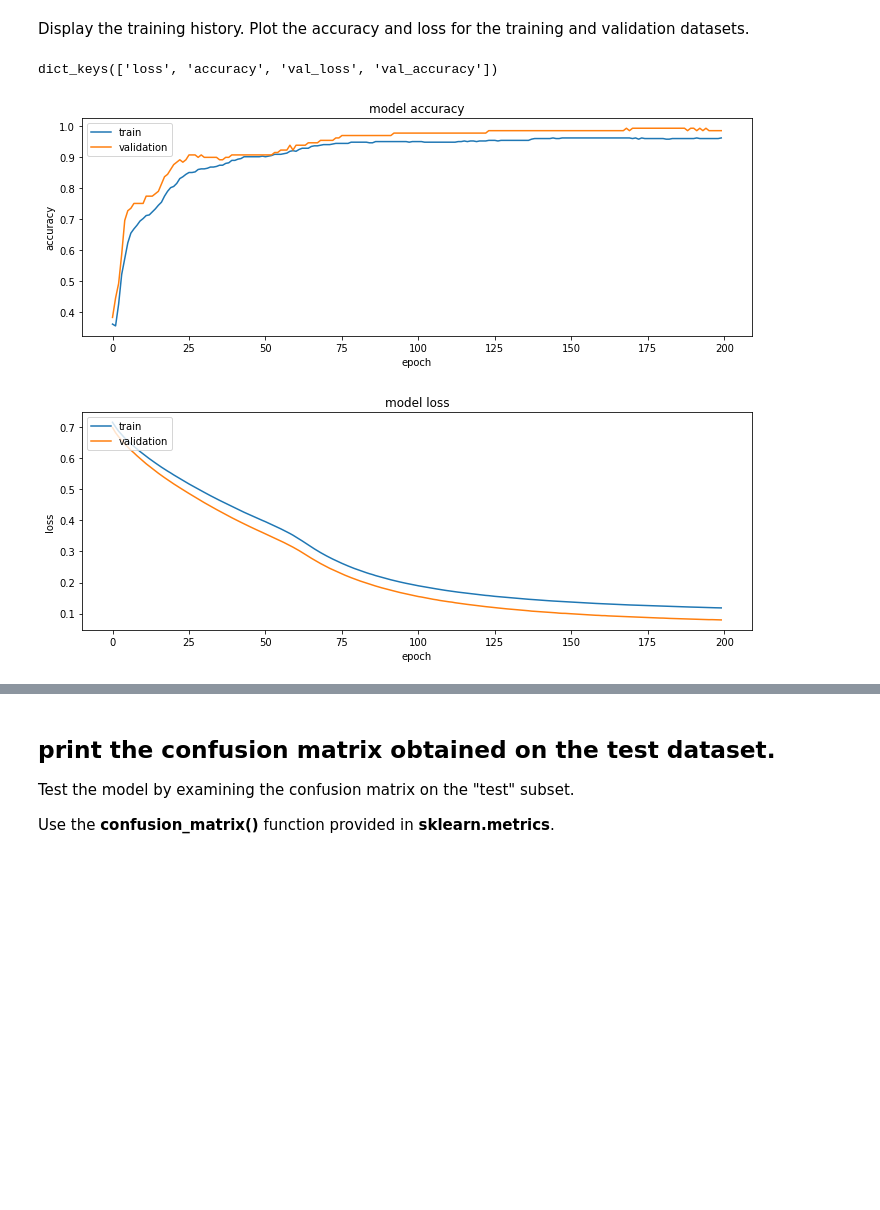
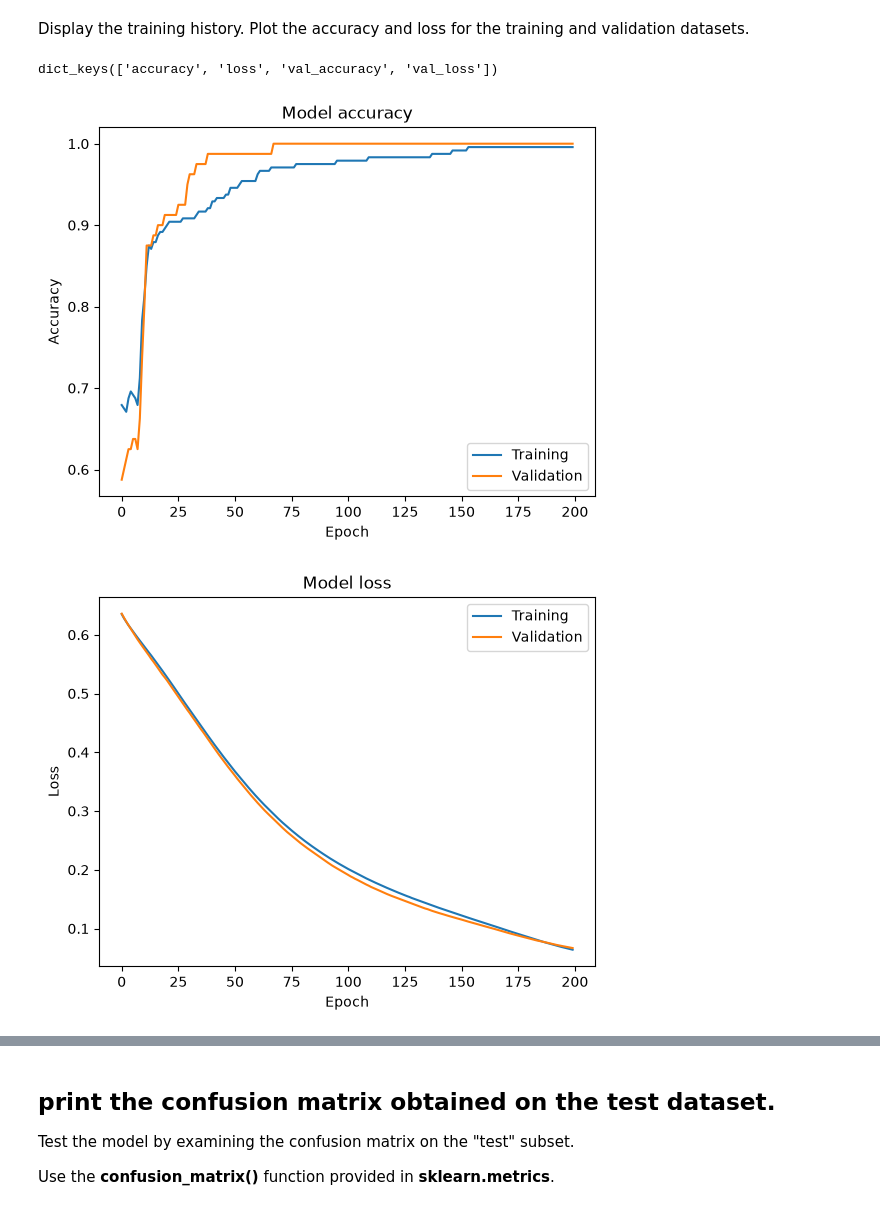
Before and after one commit to rgnseca/ML-AI_tutorials, a Jupyter notebook: Deep_Learning_Lab_Assignments/exercise_1_assignment.ipynb, the cells around one changed output, grey strips where cells are left out. Drawn from its saved outputs; the diff is of its cells as text; code cells hidden in the pictures; blank space fills up the shorter version.

```diff
--- a/Deep_Learning_Lab_Assignments/exercise_1_assignment.ipynb
+++ b/Deep_Learning_Lab_Assignments/exercise_1_assignment.ipynb
@@ -54,7 +54,7 @@ The perceptron is **not a maximal-margin classifier**. We would encounter conver
 
 n_rep = 100 # generate a random number of repetitions between 2 and 10
 
-X_rep= np.tile(X,(n_rep,5)) # create a copy of X with random number of repetitions
+X_rep= np.tile(X,(n_rep,1)) # create a copy of X with random number of repetitions
 Y_rep= np.tile(Y,n_rep) # create a copy of Y with random number of repetitions
 noise= 0.15* np.random.randn(*X_rep.shape)
 # *X_rep.shape is used to get the shape of X_rep and generate noise of the same shape
@@ -104,6 +104,9 @@ Use the **sklearn.model_selection** function **train_test_split()** to separate
 # %%
 from sklearn.model_selection import train_test_split
 X_train, X_test, Y_train, Y_test = train_test_split(X_rep_noisy, Y_one, test_size=0.2, random_state=42)
+# %%
+X_train, X_val, Y_train, Y_val = train_test_split(X_train, Y_train, test_size=0.25, random_state=42
+)
 # %% [markdown]
 ## create the model
 
@@ -133,20 +137,34 @@ How many epochs do you need to have the training converge?
 # %%
-history = model.fit(x_train, y_train, epochs=200, verbose=0, validation_data=(x_val,y_val))
+history = model.fit(X_train, Y_train, epochs=200, verbose=0, validation_data=(X_val,Y_val))
 # %% [markdown]
 Display the training history. Plot the accuracy and loss for the training and validation datasets.
 # %%
 print(history.history.keys())
 import matplotlib.pyplot as plt
 
 # summarize history for accuracy
 plt.plot(history.history['accuracy'])
 plt.plot(history.history['val_accuracy'])
 
-... < complete code here >
+plt.title("Model accuracy")
+plt.ylabel("Accuracy")
+plt.xlabel("Epoch")
+plt.legend(["Training", "Validation"], loc="lower right")
+plt.show()
+
+# loss
+plt.plot(history.history['loss'])
+plt.plot(history.history['val_loss'])
+
+plt.title("Model loss")
+plt.ylabel("Loss")
+plt.xlabel("Epoch")
+plt.legend(["Training", "Validation"], loc="upper right")
+plt.show()
 # %% [output]
-dict_keys(['loss', 'accuracy', 'val_loss', 'val_accuracy'])
+dict_keys(['accuracy', 'loss', 'val_accuracy', 'val_loss'])
-[figure, old version]
+[figure, new version]
-[figure, old version]
+[figure, new version]
 # %% [markdown]
 ## Analyze the results.
 
```
Also changed, not shown: parts of 18 cells of this notebook.
